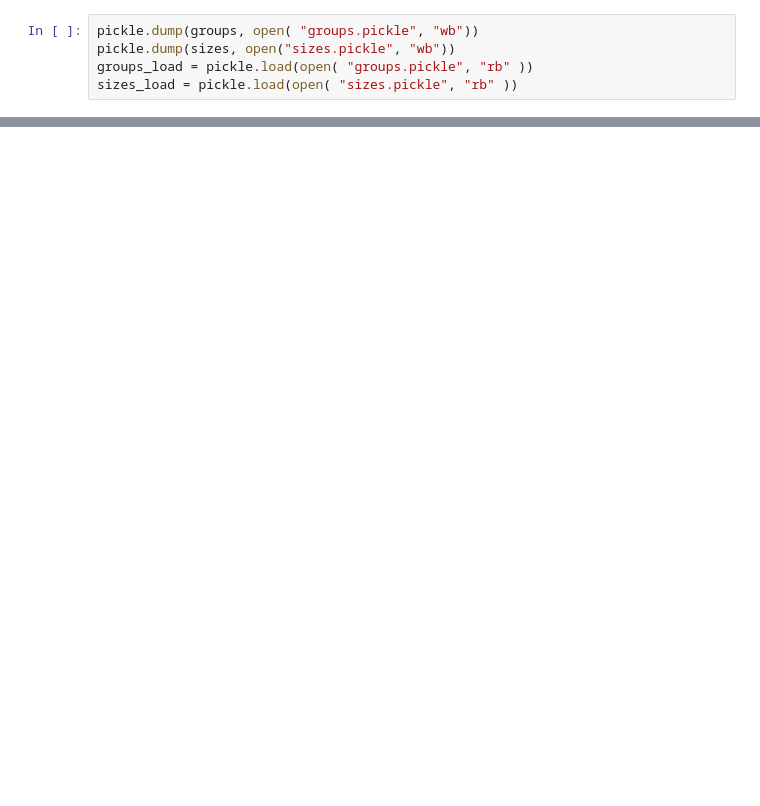
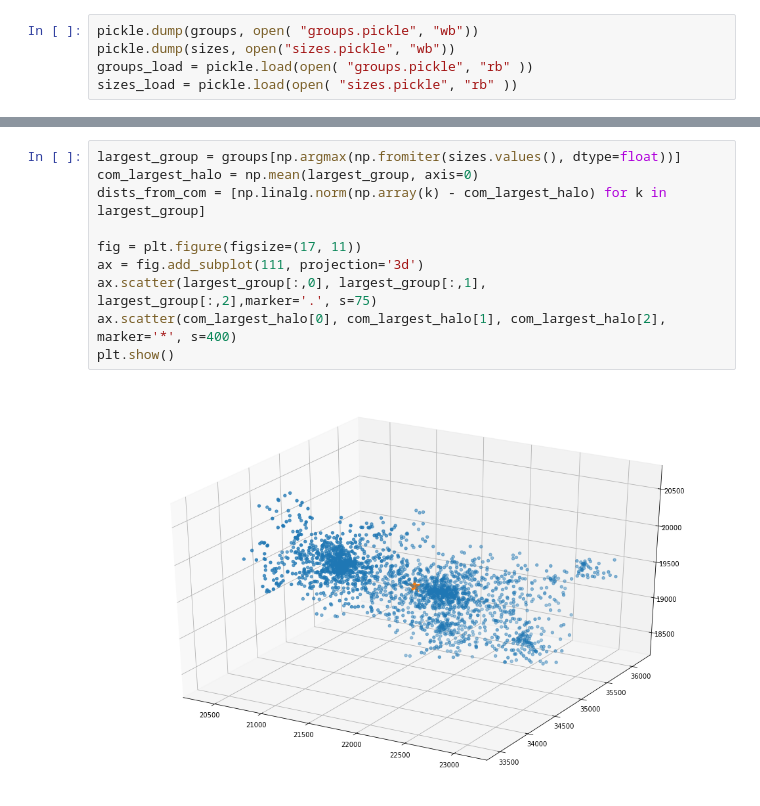
Before and after one commit to EthanMarx/astro_numerical_project, a Jupyter notebook: analysis.ipynb, the cells around one changed output, grey strips where cells are left out. Drawn from its saved outputs; the diff is of its cells as text; blank space fills up the shorter version.

```diff
--- a/analysis.ipynb
+++ b/analysis.ipynb
@@ -113,0 +153,12 @@ sizes_load = pickle.load(open( "sizes.pickle", "rb" ))
+# %%
+largest_group = groups[np.argmax(np.fromiter(sizes.values(), dtype=float))]
+com_largest_halo = np.mean(largest_group, axis=0)
+dists_from_com = [np.linalg.norm(np.array(k) - com_largest_halo) for k in largest_group]
+
+fig = plt.figure(figsize=(17, 11))
+ax = fig.add_subplot(111, projection='3d')
+ax.scatter(largest_group[:,0], largest_group[:,1], largest_group[:,2],marker='.', s=75)
+ax.scatter(com_largest_halo[0], com_largest_halo[1], com_largest_halo[2], marker='*', s=400)
+plt.show()
+# %% [output]
+[figure, added]
```
Also changed, not shown: parts of 11 cells of this notebook.
